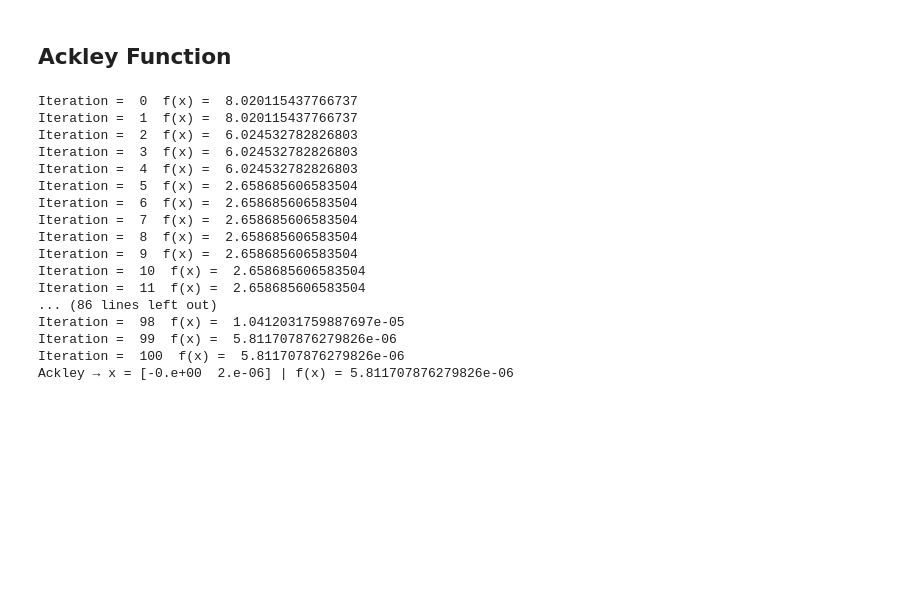
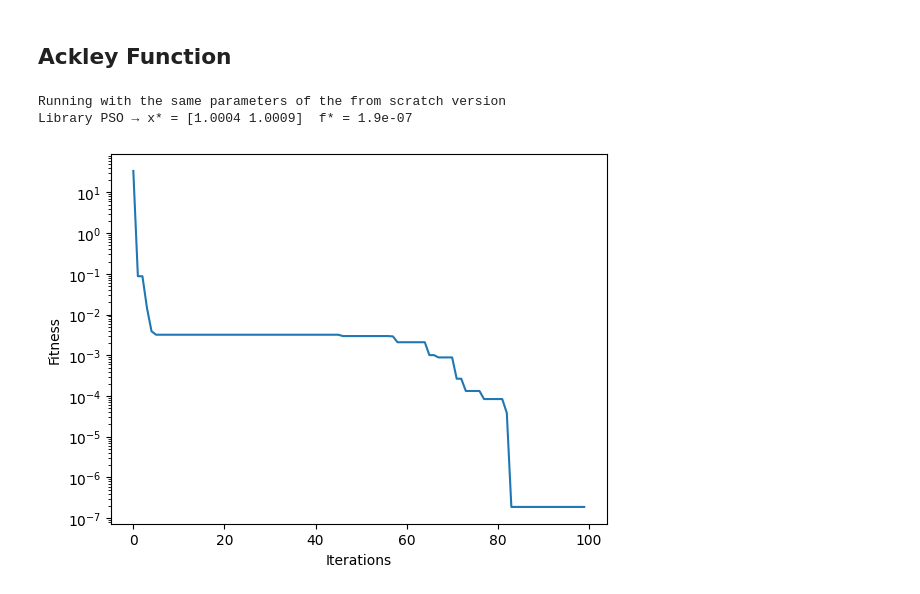
Before and after one commit to glaucogoncalves/nio, a Jupyter notebook: lectures/04_03_PSO.ipynb, the cells around one changed output. Cells and saved outputs as stored; diff of their text form; code cells hidden in the pictures; blank space fills up the shorter version.

```diff
--- a/lectures/04_03_PSO.ipynb
+++ b/lectures/04_03_PSO.ipynb
@@ -309,7 +317,7 @@ Rosenbrock → x = [1.004882 1.009771] | f(x) = 2.3869318525322578e-05
 ## Ackley Function
 # %%
 import numpy as np
-from pyMetaheuristic.algorithm import particle_swarm_optimization
+import pymetaheuristic
 
 # ----- Objective Function -----
 def ackley(variables_values = [0, 0]):
@@ -318,46 +326,46 @@ def ackley(variables_values = [0, 0]):
     term2  = -np.exp((np.cos(2 * np.pi * x1) + np.cos(2 * np.pi * x2)) / 2)
     return term1 + term2 + 20 + np.e
 
-# ----- PSO Parameters -----
+# PSO parameters
+iterations     = 100
+min_values = [-5,-5]   # lower bound
+max_values = [5,5]   # upper bound
+
 parameters_ak = {
     'swarm_size'  : 30,
-    'min_values'  : (-32, -32),
-    'max_values'  : ( 32,  32),
-    'iterations'  : 100,
-    'decay'       : 0,
+    'decay'       : 1,
     'w'           : 0.7,
     'c1'          : 1.5,
     'c2'          : 1.5,
-    'verbose'     : True,
-    'start_init'  : None,
-    'target_value': None
 }
 
-# ----- Execution -----
-pso_ak = particle_swarm_optimization(
-            target_function = ackley,
-            **parameters_ak
-         )
+# Run the PSO
+result = pymetaheuristic.optimize(
+					algorithm                  = "ga",
+                    config				       = parameters_rb,
+					target_function            = rosenbrock,
+                    constraint_handler         = "deb",
+					min_values                 = min_values,
+					max_values                 = max_values,
+					max_steps                  = iterations,
+					store_history              = True,
+                    seed                       = 42
+				)
 
-vars_ak = pso_ak[:-1]
-best_ak = pso_ak[-1]
-print('Ackley → x =', np.around(vars_ak, 6),
-      '| f(x) =', best_ak)
+print("Running with the same parameters of the from scratch version")
+print("Library PSO → x* =", np.round(result.best_position,4), " f* =", round(result.best_fitness,8))
 # %% [output]
-Iteration =  0  f(x) =  8.020115437766737
-Iteration =  1  f(x) =  8.020115437766737
-Iteration =  2  f(x) =  6.024532782826803
-Iteration =  3  f(x) =  6.024532782826803
-Iteration =  4  f(x) =  6.024532782826803
-Iteration =  5  f(x) =  2.658685606583504
-Iteration =  6  f(x) =  2.658685606583504
-Iteration =  7  f(x) =  2.658685606583504
-Iteration =  8  f(x) =  2.658685606583504
-Iteration =  9  f(x) =  2.658685606583504
-Iteration =  10  f(x) =  2.658685606583504
-Iteration =  11  f(x) =  2.658685606583504
-... (86 lines left out)
-Iteration =  98  f(x) =  1.0412031759887697e-05
-Iteration =  99  f(x) =  5.811707876279826e-06
-Iteration =  100  f(x) =  5.811707876279826e-06
-Ackley → x = [-0.e+00  2.e-06] | f(x) = 5.811707876279826e-06
+Running with the same parameters of the from scratch version
+Library PSO → x* = [1.0004 1.0009]  f* = 1.9e-07
+# %%
+best_m = []
+for r in result.history:
+    best_m.append(r['best_fitness'])
+
+plt.plot(best_m,)
+plt.xlabel("Iterations")
+plt.ylabel("Fitness")
+plt.yscale("log")
+plt.show()
+# %% [output]
+[figure, added]
```
Also changed, not shown: parts of 5 cells of this notebook.
